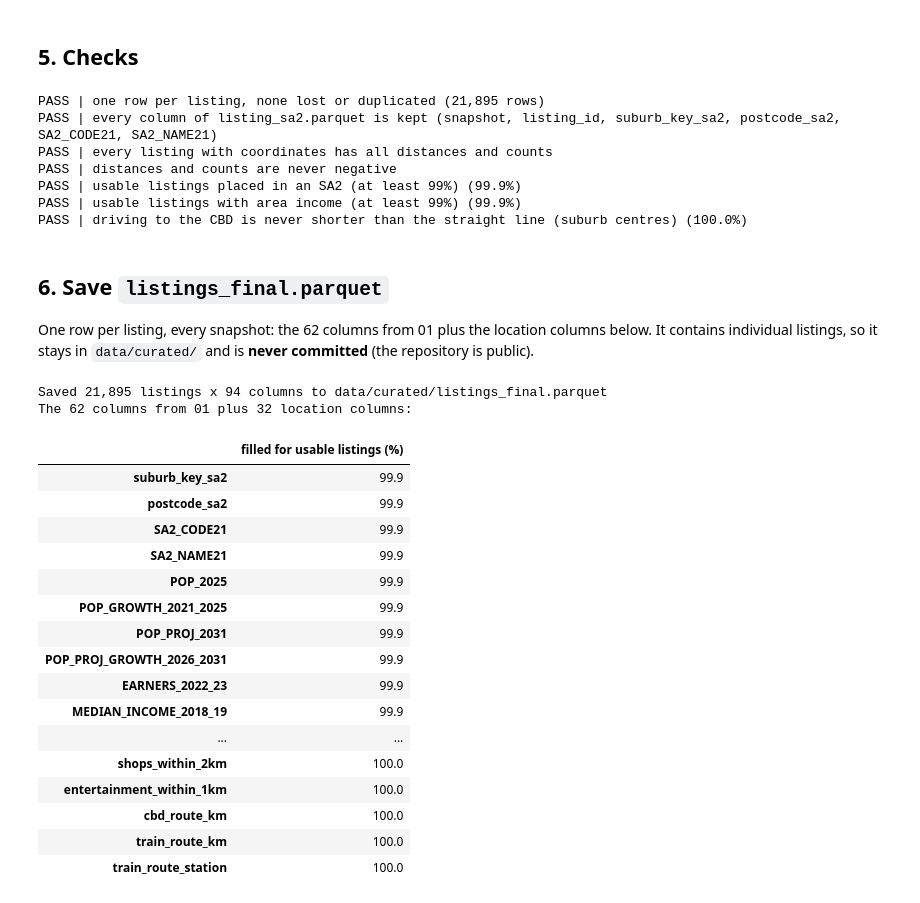
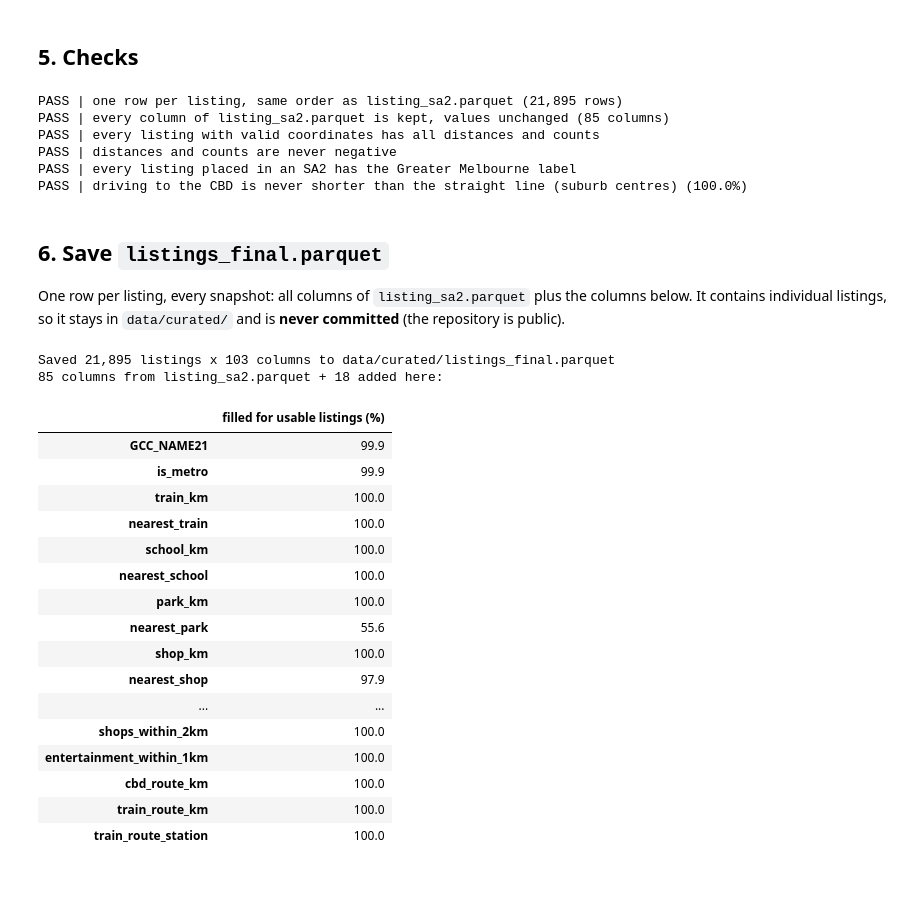
Before and after one commit to mdharmawan19/industry-project-group-55, a Jupyter notebook: notebooks/05_geospatial_routing.ipynb, the cells around one changed output. Cells and saved outputs as stored; diff of their text form; code cells hidden in the pictures.

Commit message:
05 reads 04's listing_sa2 and keeps all its columns; 06 uses 04's column names

```diff
--- a/notebooks/05_geospatial_routing.ipynb
+++ b/notebooks/05_geospatial_routing.ipynb
@@ -93,0 +48,16 @@ Population projection source: VIF2023
+# %%
+base = pd.read_parquet(config.LISTING_SA2)                 # from 04
+required = {"listing_id", "snapshot", "suburb_key", "lat", "lon", "usable", "SA2_CODE21", "sa2_status"}
+assert required <= set(base.columns), f"listing_sa2.parquet is missing {sorted(required - set(base.columns))}"
+assert base["listing_id"].is_unique
+
+gcc = geo.load_sa2_vic()[["SA2_CODE21", "GCC_NAME21"]]
+df = base.merge(gcc, on="SA2_CODE21", how="left", validate="many_to_one")
+df["is_metro"] = df["GCC_NAME21"].eq("Greater Melbourne").where(df["GCC_NAME21"].notna())
+
+has_xy = df["sa2_status"].ne("invalid_coordinates")      # 04's coordinate check
+summary = df.groupby("snapshot").agg(listings=("listing_id", "size"), usable=("usable", "sum"),
+                                     placed_in_an_SA2=("SA2_CODE21", lambda s: int(s.notna().sum())),
+                                     in_Greater_Melbourne=("is_metro", lambda s: int((s == True).sum())))
+print(f"listing_sa2.parquet: {len(base):,} listings x {base.shape[1]} columns")
+summary
@@ -213,52 +189,48 @@ def check(name, ok, detail=""):
 
 km_cols = ["train_km", "school_km", "park_km", "shop_km", "cbd_km", "cbd_route_km", "train_route_km"]
 count_cols = ["schools_within_2km", "parks_within_1km", "shops_within_2km", "entertainment_within_1km"]
-usable_xy = df["usable"] & has_xy
-check("one row per listing, none lost or duplicated",
-      len(df) == n_listings and not df.duplicated(["snapshot", "listing_id"]).any(), f"{len(df):,} rows")
-check("every column of listing_sa2.parquet is kept", all(c in df.columns for c in sa2_cols), ", ".join(sa2_cols))
-check("every listing with coordinates has all distances and counts",
+check("one row per listing, same order as listing_sa2.parquet",
+      len(df) == len(base) and df["listing_id"].equals(base["listing_id"]), f"{len(df):,} rows")
+check("every column of listing_sa2.parquet is kept, values unchanged",
+      df[base.columns].equals(base), f"{base.shape[1]} columns")
+check("every listing with valid coordinates has all distances and counts",
       df.loc[has_xy, km_cols + count_cols].notna().all().all())
 check("distances and counts are never negative", (df[km_cols + count_cols].fillna(0) >= 0).all().all())
-check("usable listings placed in an SA2 (at least 99%)",
-      df.loc[usable_xy, "SA2_CODE21"].notna().mean() >= 0.99, f"{df.loc[usable_xy, 'SA2_CODE21'].notna().mean():.1%}")
-check("usable listings with area income (at least 99%)",
-      df.loc[usable_xy, "MEDIAN_INCOME_2022_23"].notna().mean() >= 0.99,
-      f"{df.loc[usable_xy, 'MEDIAN_INCOME_2022_23'].notna().mean():.1%}")
+check("every listing placed in an SA2 has the Greater Melbourne label",
+      df.loc[df["SA2_CODE21"].notna(), "is_metro"].notna().all())
 longer = (centres["cbd_route_km"] >= 0.99 * centres["cbd_km"]).mean()
 check("driving to the CBD is never shorter than the straight line (suburb centres)", longer >= 0.99, f"{longer:.1%}")
 # %% [output]
-PASS | one row per listing, none lost or duplicated (21,895 rows)
-PASS | every column of listing_sa2.parquet is kept (snapshot, listing_id, suburb_key_sa2, postcode_sa2, SA2_CODE21, SA2_NAME21)
-PASS | every listing with coordinates has all distances and counts
+PASS | one row per listing, same order as listing_sa2.parquet (21,895 rows)
+PASS | every column of listing_sa2.parquet is kept, values unchanged (85 columns)
+PASS | every listing with valid coordinates has all distances and counts
 PASS | distances and counts are never negative
-PASS | usable listings placed in an SA2 (at least 99%) (99.9%)
-PASS | usable listings with area income (at least 99%) (99.9%)
+PASS | every listing placed in an SA2 has the Greater Melbourne label
 PASS | driving to the CBD is never shorter than the straight line (suburb centres) (100.0%)
 # %% [markdown]
 ## 6. Save `listings_final.parquet`
-One row per listing, every snapshot: the 62 columns from 01 plus the location columns below. It contains individual
-listings, so it stays in `data/curated/` and is **never committed** (the repository is public).
+One row per listing, every snapshot: all columns of `listing_sa2.parquet` plus the columns below. It contains
+individual listings, so it stays in `data/curated/` and is **never committed** (the repository is public).
 # %%
 df.to_parquet(config.LISTINGS_FINAL, index=False)
-added = [c for c in df.columns if c not in L.CONTRACT_COLUMNS]
+added = [c for c in df.columns if c not in base.columns]
 print(f"Saved {len(df):,} listings x {df.shape[1]} columns to data/curated/{config.LISTINGS_FINAL.name}")
-print(f"The {len(L.CONTRACT_COLUMNS)} columns from 01 plus {len(added)} location columns:")
+print(f"{base.shape[1]} columns from listing_sa2.parquet + {len(added)} added here:")
 pd.DataFrame({"filled for usable listings (%)": df.loc[df["usable"], added].notna().mean().mul(100).round(1)})
 # %% [output]
-Saved 21,895 listings x 94 columns to data/curated/listings_final.parquet
-The 62 columns from 01 plus 32 location columns:
+Saved 21,895 listings x 103 columns to data/curated/listings_final.parquet
+85 columns from listing_sa2.parquet + 18 added here:
 |  | filled for usable listings (%) |
-| suburb_key_sa2 | 99.9 |
-| postcode_sa2 | 99.9 |
-| SA2_CODE21 | 99.9 |
-| SA2_NAME21 | 99.9 |
-| POP_2025 | 99.9 |
-| POP_GROWTH_2021_2025 | 99.9 |
-| POP_PROJ_2031 | 99.9 |
-| POP_PROJ_GROWTH_2026_2031 | 99.9 |
-| EARNERS_2022_23 | 99.9 |
-| MEDIAN_INCOME_2018_19 | 99.9 |
+| GCC_NAME21 | 99.9 |
+| is_metro | 99.9 |
+| train_km | 100.0 |
+| nearest_train | 100.0 |
+| school_km | 100.0 |
+| nearest_school | 100.0 |
+| park_km | 100.0 |
+| nearest_park | 55.6 |
+| shop_km | 100.0 |
+| nearest_shop | 97.9 |
 | ... | ... |
 | shops_within_2km | 100.0 |
 | entertainment_within_1km | 100.0 |
```
Also changed, not shown: parts of 7 cells of this notebook, 5 other files.
